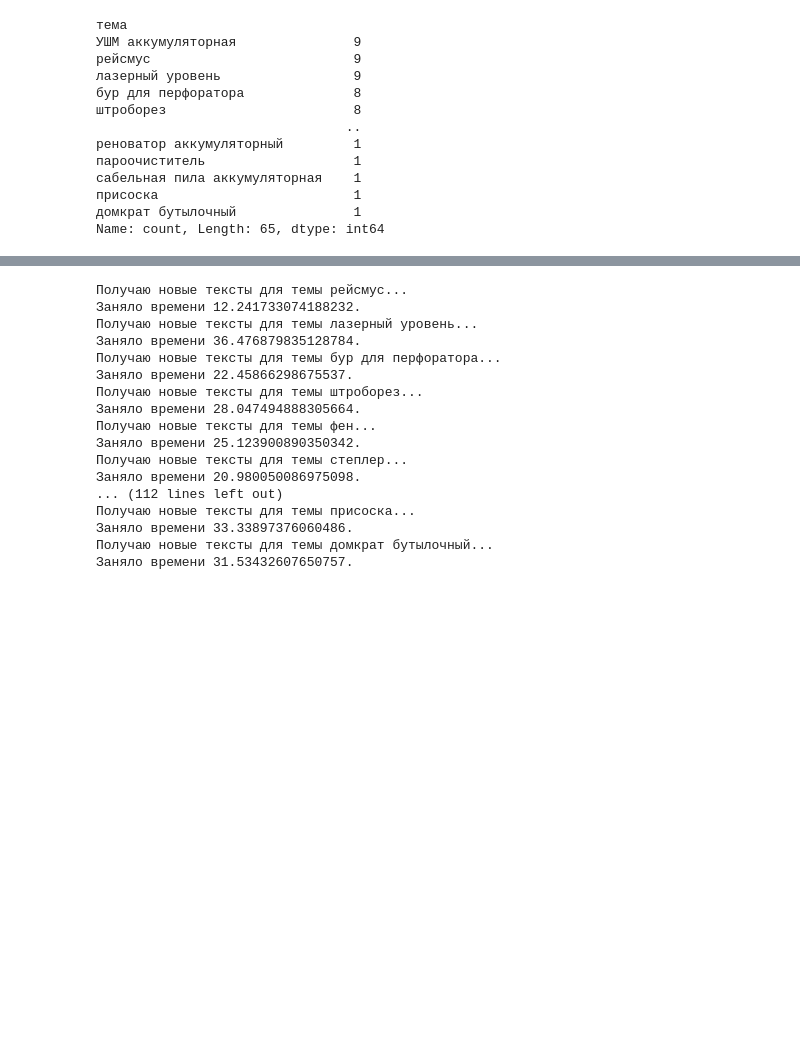
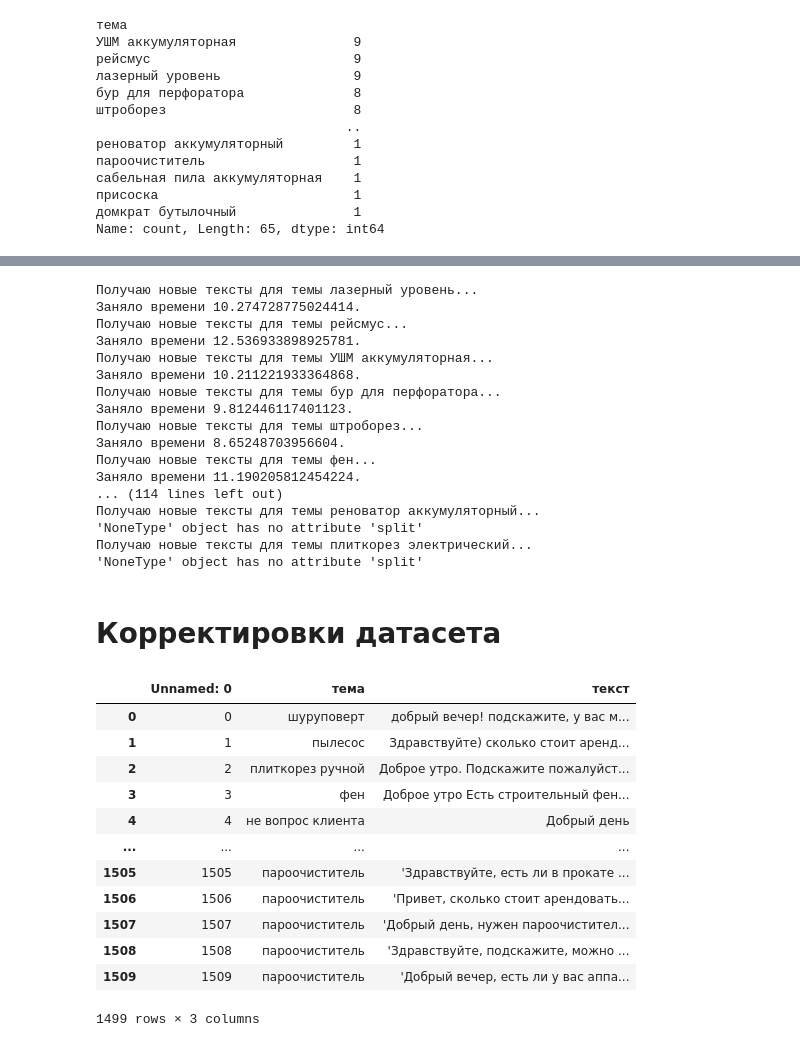
Before and after one commit to tkvitko/ml_nlp_tools_rental_classifier, a Jupyter notebook: training/dataset_new_examples.ipynb, the cells around one changed output, grey strips where cells are left out. Cells and saved outputs as stored; diff of their text form; code cells hidden in the pictures; blank space fills up the shorter version.

```diff
--- a/training/dataset_new_examples.ipynb
+++ b/training/dataset_new_examples.ipynb
@@ -189,22 +231,51 @@ for theme, count_now in rare_themes.items():
     except Exception as e:
         print(e)
 
-df.to_csv('../dataset/extended_by_deepseek_2.csv')
+df.to_csv('../dataset/extended_by_deepseek_3.csv')
 # %% [output]
+Получаю новые тексты для темы лазерный уровень...
+Заняло времени 10.274728775024414.
 Получаю новые тексты для темы рейсмус...
-Заняло времени 12.241733074188232.
-Получаю новые тексты для темы лазерный уровень...
-Заняло времени 36.476879835128784.
+Заняло времени 12.536933898925781.
+Получаю новые тексты для темы УШМ аккумуляторная...
+Заняло времени 10.211221933364868.
 Получаю новые тексты для темы бур для перфоратора...
-Заняло времени 22.45866298675537.
+Заняло времени 9.812446117401123.
 Получаю новые тексты для темы штроборез...
-Заняло времени 28.047494888305664.
+Заняло времени 8.65248703956604.
 Получаю новые тексты для темы фен...
-Заняло времени 25.123900890350342.
-Получаю новые тексты для темы степлер...
-Заняло времени 20.980050086975098.
-... (112 lines left out)
-Получаю новые тексты для темы присоска...
-Заняло времени 33.33897376060486.
-Получаю новые тексты для темы домкрат бутылочный...
-Заняло времени 31.53432607650757.
+Заняло времени 11.190205812454224.
+... (114 lines left out)
+Получаю новые тексты для темы реноватор аккумуляторный...
+'NoneType' object has no attribute 'split'
+Получаю новые тексты для темы плиткорез электрический...
+'NoneType' object has no attribute 'split'
+# %% [markdown]
+# Корректировки датасета
+# %%
+df = pd.read_csv('../dataset/extended_by_deepseek_3.csv', sep=',')
+
+# темы, по которым пока не был получен ответ от deepseek:
+df = df[df['тема'] != "вышка тура"]
+df = df[df['тема'] != "плиткорез электрический"]
+df = df[df['тема'] != "реноватор аккумуляторный"]
+df = df[df['тема'] != "присоска"]
+df = df[df['тема'] != "нивелир оптический"]
+df = df[df['тема'] != "детектор проводки"]
+df = df[df['тема'] != "дрель магнитная"]
+# df = df[df['тема'] != "не вопрос клиента"]
+df
+# %% [output]
+|  | Unnamed: 0 | тема | текст |
+| 0 | 0 | шуруповерт | добрый вечер! подскажите, у вас м... |
+| 1 | 1 | пылесос | Здравствуйте) сколько стоит аренд... |
+| 2 | 2 | плиткорез ручной | Доброе утро. Подскажите пожалуйст... |
+| 3 | 3 | фен | Доброе утро Есть строительный фен... |
+| 4 | 4 | не вопрос клиента | Добрый день |
+| ... | ... | ... | ... |
+| 1505 | 1505 | пароочиститель | 'Здравствуйте, есть ли в прокате ... |
+| 1506 | 1506 | пароочиститель | 'Привет, сколько стоит арендовать... |
+| 1507 | 1507 | пароочиститель | 'Добрый день, нужен пароочистител... |
+| 1508 | 1508 | пароочиститель | 'Здравствуйте, подскажите, можно ... |
+| 1509 | 1509 | пароочиститель | 'Добрый вечер, есть ли у вас аппа... |
+1499 rows × 3 columns
```
Also changed, not shown: parts of 8 cells of this notebook, 2 other files.
